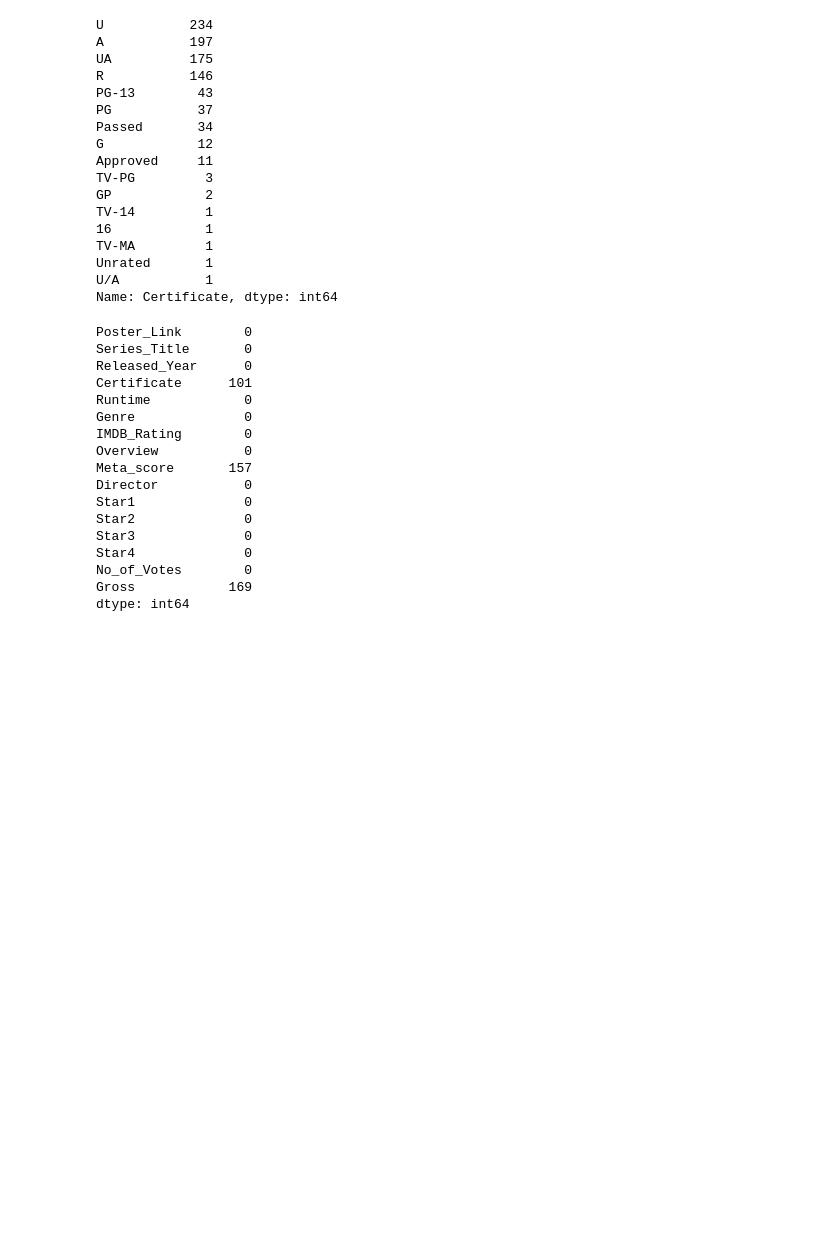
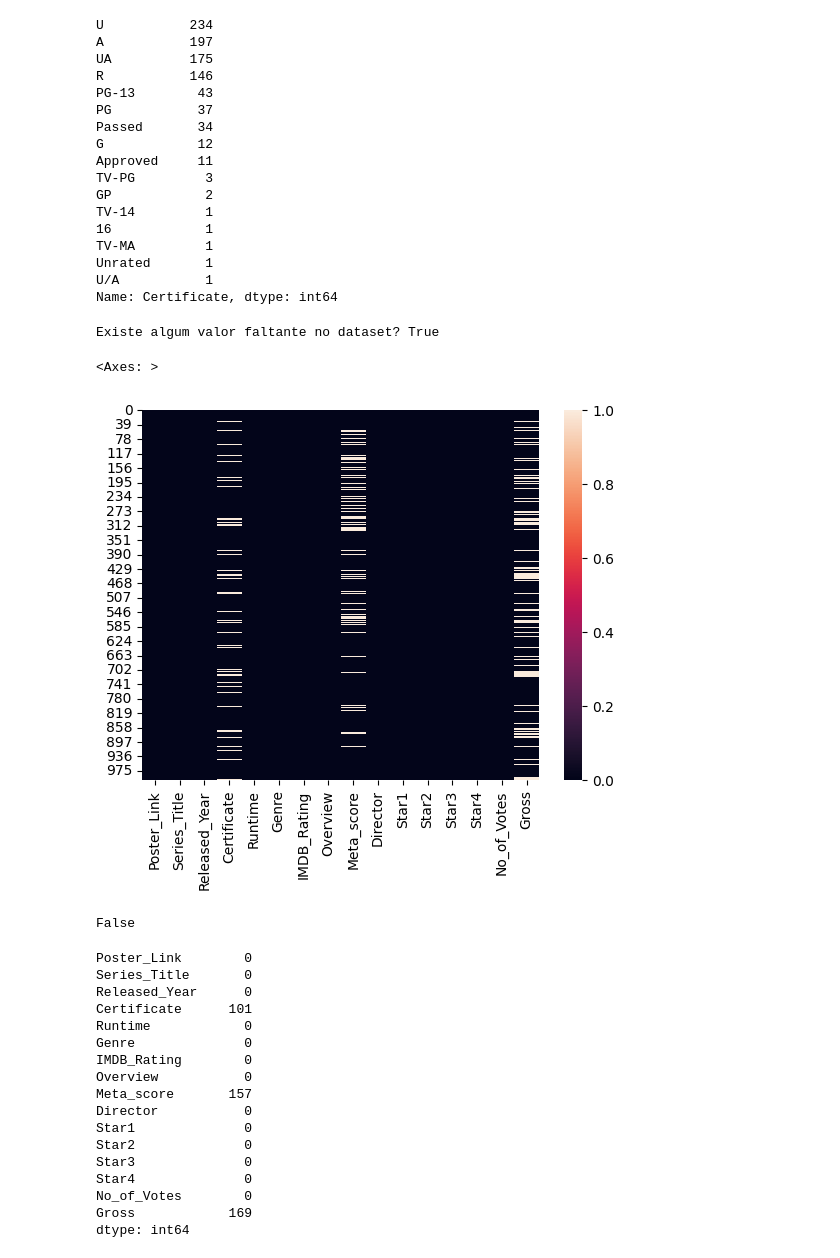
Before and after one commit to janderwow/imdb_movies, a Jupyter notebook: imdb.ipynb, the cells around one changed output. Cells and saved outputs as stored; diff of their text form; code cells hidden in the pictures; blank space fills up the shorter version.

```diff
--- a/imdb.ipynb
+++ b/imdb.ipynb
@@ -140 +138,18 @@ Name: Certificate, dtype: int64
+# %%
+# verificando valores nulos
+print("Existe algum valor faltante no dataset?",dataset.isnull().values.any())
+# %% [output]
+Existe algum valor faltante no dataset? True
+# %%
+# vizualizando valores nulos em um heatmap
+sns.heatmap(dataset.isnull())
+# %% [output]
+<Axes: >
+[figure, added]
+# %%
+# verificando valores duplicados
+dupli_data = dataset.duplicated().any()
+dupli_data
+# %% [output]
+False
 # %%
```
Also changed, not shown: parts of 7 cells of this notebook.
